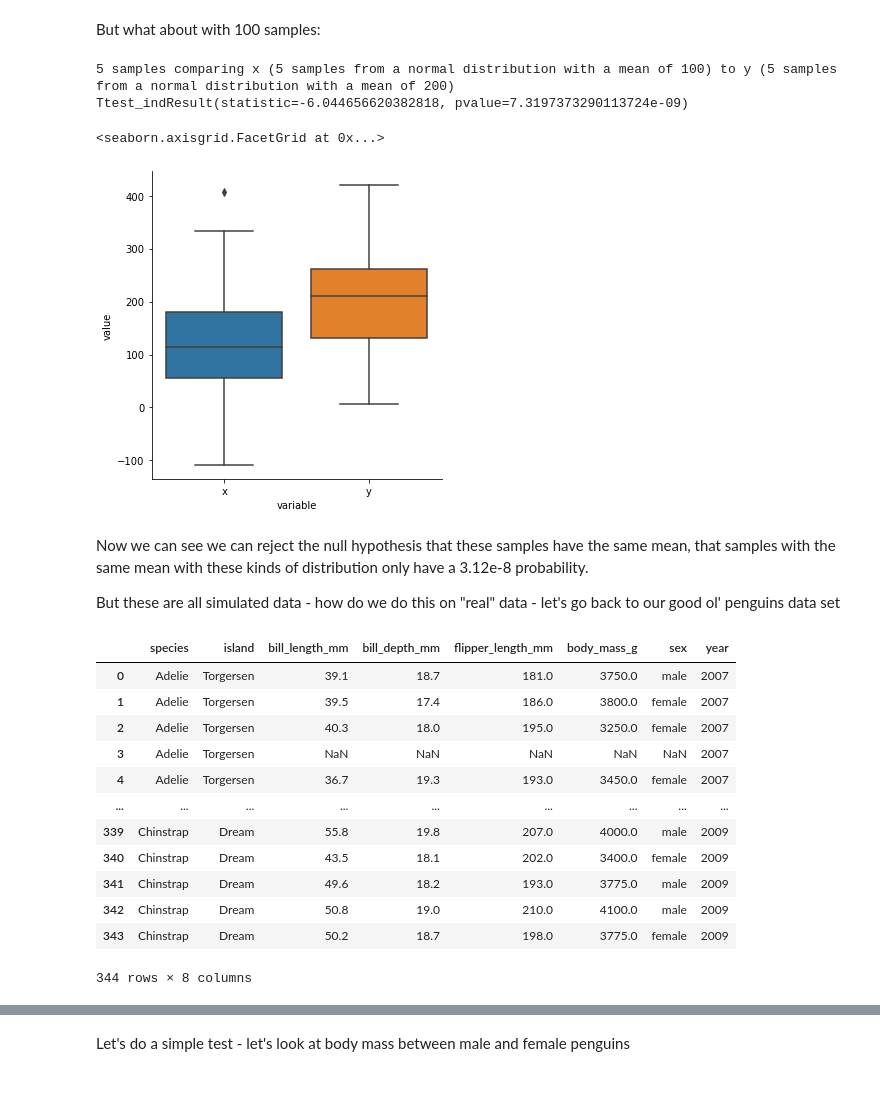
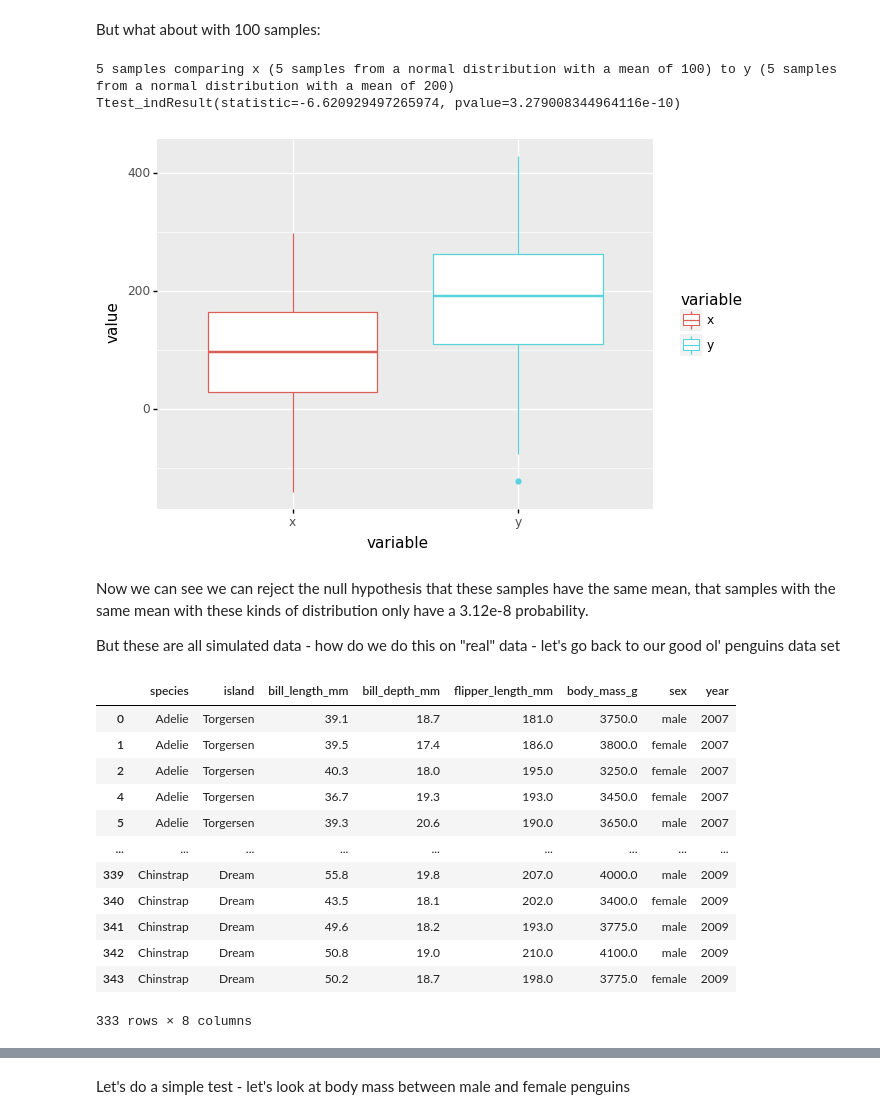
Before and after one commit to timplab/bcmb_bootcamp, a Jupyter notebook: day3/notebooks/analyzing.ipynb, the cells around one changed output, grey strips where cells are left out. Drawn from its saved outputs; the diff is of its cells as text; code cells hidden in the pictures; blank space fills up the shorter version.

```diff
--- a/day3/notebooks/analyzing.ipynb
+++ b/day3/notebooks/analyzing.ipynb
@@ -141,30 +117,30 @@ But what about with 100 samples:
 # %%
 print("5 samples comparing x (5 samples from a normal distribution with a mean of 100) to y (5 samples from a normal distribution with a mean of 200)")
 print(stats.ttest_ind(lotsof_dists[lotsof_dists['variable']=="x"].value, lotsof_dists[lotsof_dists['variable']=="y"].value))
-sns.catplot(data=lotsof_dists, x="variable", y="value", kind="box")
+print(p9.ggplot(data=lotsof_dists, mapping=p9.aes(x='variable', y='value', color='variable'))+p9.geom_boxplot())
 # %% [output]
 5 samples comparing x (5 samples from a normal distribution with a mean of 100) to y (5 samples from a normal distribution with a mean of 200)
-Ttest_indResult(statistic=-6.044656620382818, pvalue=7.3197373290113724e-09)
+Ttest_indResult(statistic=-6.620929497265974, pvalue=3.279008344964116e-10)
-<seaborn.axisgrid.FacetGrid at 0x...>
-[figure, old version]
+[figure, new version]
 # %% [markdown]
 Now we can see we can reject the null hypothesis that these samples have the same mean, that samples with the same mean with these kinds of distribution only have a 3.12e-8 probability.
 
 But these are all simulated data - how do we do this on "real" data - let's go back to our good ol' penguins data set
 # %%
 penguin=pd.read_excel('../data/penguin.xlsx')
+penguin=penguin[penguin.sex.notnull()]
 penguin
 # %% [output]
 |  | species | island | bill_length_mm | bill_depth_mm | flipper_length_mm | body_mass_g | sex | year |
 | 0 | Adelie | Torgersen | 39.1 | 18.7 | 181.0 | 3750.0 | male | 2007 |
 | 1 | Adelie | Torgersen | 39.5 | 17.4 | 186.0 | 3800.0 | female | 2007 |
 | 2 | Adelie | Torgersen | 40.3 | 18.0 | 195.0 | 3250.0 | female | 2007 |
-| 3 | Adelie | Torgersen | NaN | NaN | NaN | NaN | NaN | 2007 |
 | 4 | Adelie | Torgersen | 36.7 | 19.3 | 193.0 | 3450.0 | female | 2007 |
+| 5 | Adelie | Torgersen | 39.3 | 20.6 | 190.0 | 3650.0 | male | 2007 |
 | ... | ... | ... | ... | ... | ... | ... | ... | ... |
 | 339 | Chinstrap | Dream | 55.8 | 19.8 | 207.0 | 4000.0 | male | 2009 |
 | 340 | Chinstrap | Dream | 43.5 | 18.1 | 202.0 | 3400.0 | female | 2009 |
 | 341 | Chinstrap | Dream | 49.6 | 18.2 | 193.0 | 3775.0 | male | 2009 |
 | 342 | Chinstrap | Dream | 50.8 | 19.0 | 210.0 | 4100.0 | male | 2009 |
 | 343 | Chinstrap | Dream | 50.2 | 18.7 | 198.0 | 3775.0 | female | 2009 |
-344 rows × 8 columns
+333 rows × 8 columns
```
Also changed, not shown: parts of 26 cells of this notebook.
